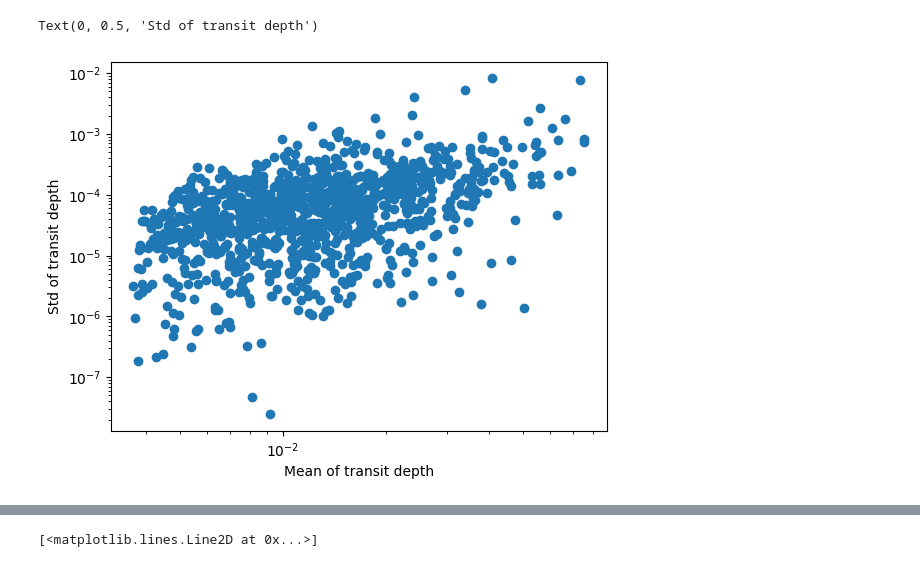
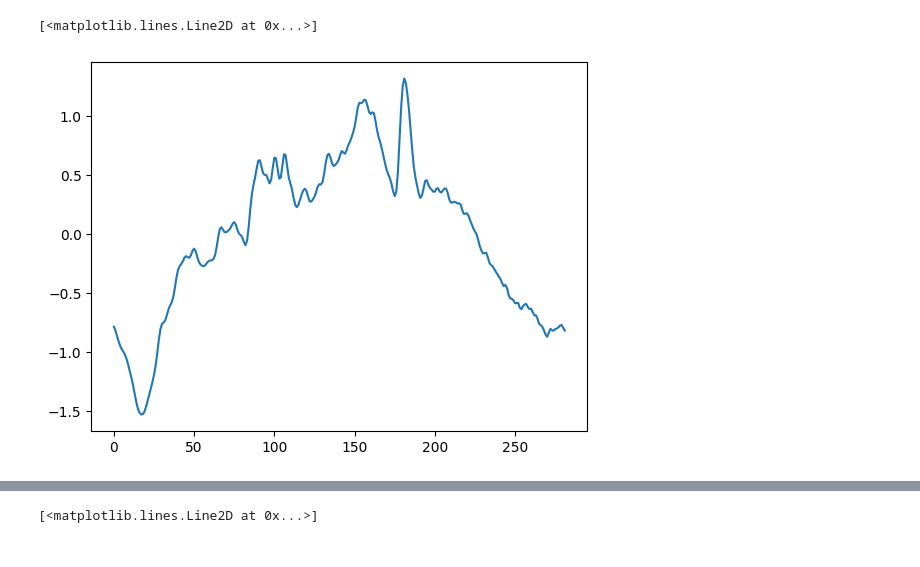
Before and after one commit to jcottaar/ariel2, a Jupyter notebook: analysis/explore_spectra.ipynb, the cells around one changed output, grey strips where cells are left out. Saved outputs shown, nothing was run; the diff lists cells and outputs as text; code cells hidden in the pictures.

```diff
--- a/analysis/explore_spectra.ipynb
+++ b/analysis/explore_spectra.ipynb
@@ -40,10 +43,6 @@ Text(0, 0.5, 'Transit depth (mean removed, normalized)')
-# %%
-plt.figure()
-plt.scatter(np.mean(data,0), np.std(data,0))
-plt.xscale('log')
-plt.yscale('log')
-plt.xlabel('Mean of transit depth')
-plt.ylabel('Std of transit depth')
-# %% [output]
-Text(0, 0.5, 'Std of transit depth')
-[figure, removed]
+# %%
+plt.figure()
+plt.plot(np.mean(data_norm,1))
+# %% [output]
+[<matplotlib.lines.Line2D at 0x...>]
+[figure, added]
```
Also changed, not shown: parts of 11 cells of this notebook, 15 other files.
